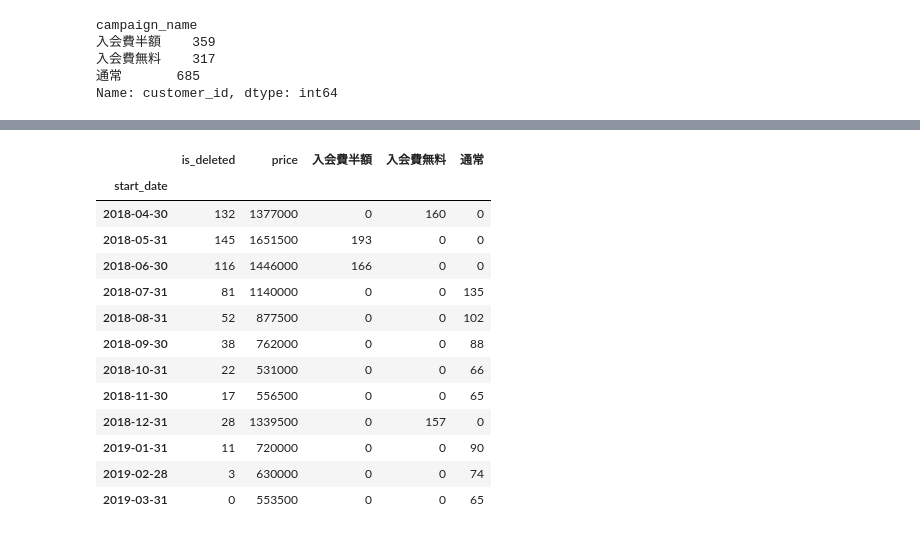
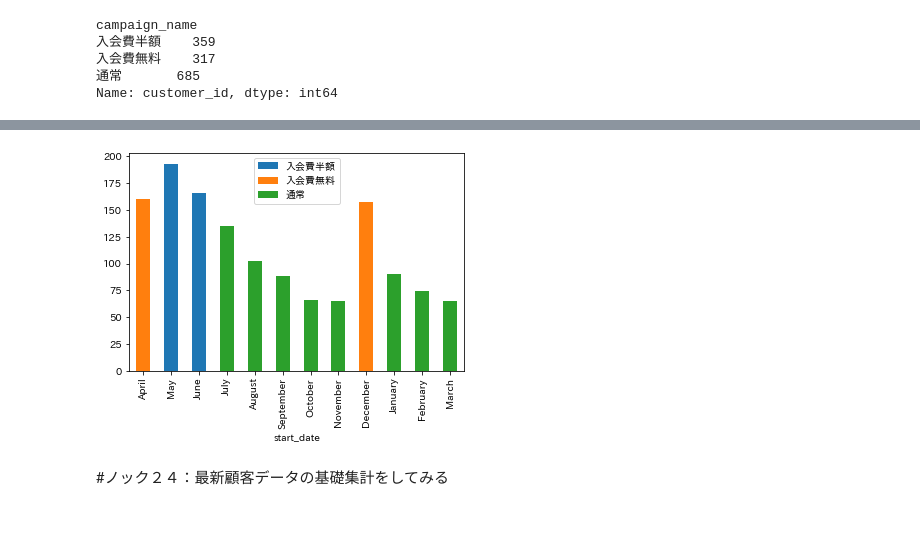
Before and after one commit to HiroshiATakano/GitHub, a Jupyter notebook: 3章_.ipynb, the cells around one changed output, grey strips where cells are left out. Saved outputs shown, nothing was run; the diff lists cells and outputs as text; code cells hidden in the pictures.

```diff
--- a/3章_.ipynb
+++ b/3章_.ipynb
@@ -216,4 +216,6 @@ Name: customer_id, dtype: int64
 # %%
 camp = pd.get_dummies(customer_start['campaign_name'])
 customer_start_ = pd.concat([customer_start,camp],axis=1)
-customer_start_
+customer_start_ = customer_start_.set_index('start_date')
+graph_ = customer_start_.resample('M').sum()
+graph_.index = graph_.index.strftime('%B')
@@ -234,18 +222,7 @@ customer_start_
-# %%
-graph_data = customer_start_.set_index('start_date')
-graph_data.resample('M').sum()
-# %% [output]
-|  | is_deleted | price | 入会費半額 | 入会費無料 | 通常 |
-| start_date |  |  |  |  |  |
-| 2018-04-30 | 132 | 1377000 | 0 | 160 | 0 |
-| 2018-05-31 | 145 | 1651500 | 193 | 0 | 0 |
-| 2018-06-30 | 116 | 1446000 | 166 | 0 | 0 |
-| 2018-07-31 | 81 | 1140000 | 0 | 0 | 135 |
-| 2018-08-31 | 52 | 877500 | 0 | 0 | 102 |
-| 2018-09-30 | 38 | 762000 | 0 | 0 | 88 |
-| 2018-10-31 | 22 | 531000 | 0 | 0 | 66 |
-| 2018-11-30 | 17 | 556500 | 0 | 0 | 65 |
-| 2018-12-31 | 28 | 1339500 | 0 | 157 | 0 |
-| 2019-01-31 | 11 | 720000 | 0 | 0 | 90 |
-| 2019-02-28 | 3 | 630000 | 0 | 0 | 74 |
-| 2019-03-31 | 0 | 553500 | 0 | 0 | 65 |
+# %%
+graph_[['入会費半額','入会費無料','通常']].plot.bar(stacked=True)
+y1 = graph_['入会費半額']
+# %% [output]
+[figure, added]
+# %% [markdown]
+#ノック２４：最新顧客データの基礎集計をしてみる
```
Also changed, not shown: parts of 34 cells of this notebook.
